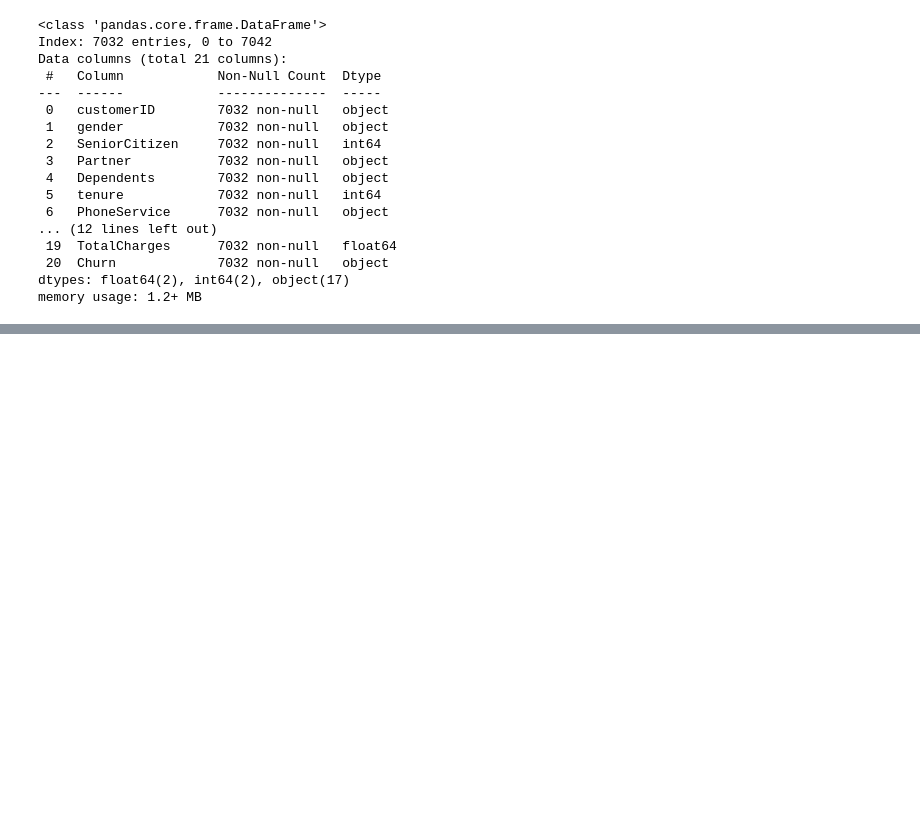
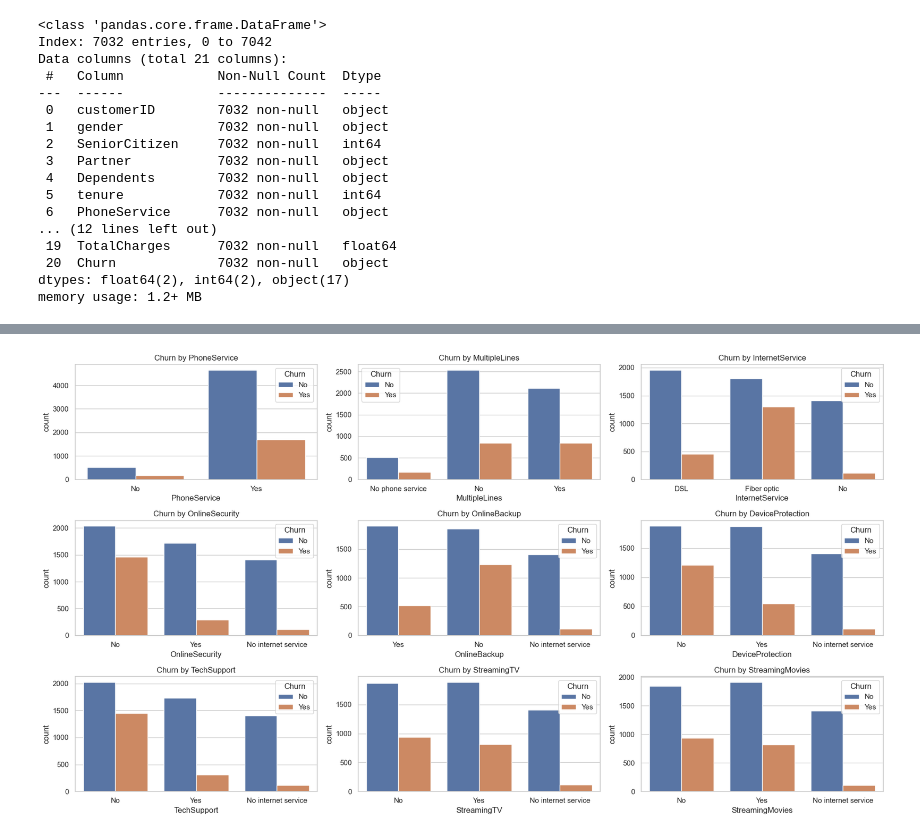
Before and after one commit to joshua-woodcore/telecom_churn_analysis, a Jupyter notebook: notebooks/churn_analysis.ipynb, the cells around one changed output, grey strips where cells are left out. Saved outputs shown, nothing was run; the diff lists cells and outputs as text; code cells hidden in the pictures; blank space fills up the shorter version.

```diff
--- a/notebooks/churn_analysis.ipynb
+++ b/notebooks/churn_analysis.ipynb
@@ -131,0 +155,21 @@ memory usage: 1.2+ MB
+# %%
+#Churn by Service Type
+
+service_cols = ['PhoneService', 'MultipleLines', 'InternetService',
+                'OnlineSecurity', 'OnlineBackup', 'DeviceProtection',
+                'TechSupport', 'StreamingTV', 'StreamingMovies']
+
+
+fig, axes = plt.subplots(3, 3, figsize=(18, 10))
+
+for i, cols in enumerate(service_cols):
+    row = i // 3
+    col = i % 3
+    sns.countplot(data=df, x=cols, hue='Churn', ax=axes[row][col])
+    axes[row][col].set_title(f"Churn by {cols}")
+
+
+plt.tight_layout()
+plt.show()
+# %% [output]
+[figure, added]
```
Also changed, not shown: parts of 6 cells of this notebook.
